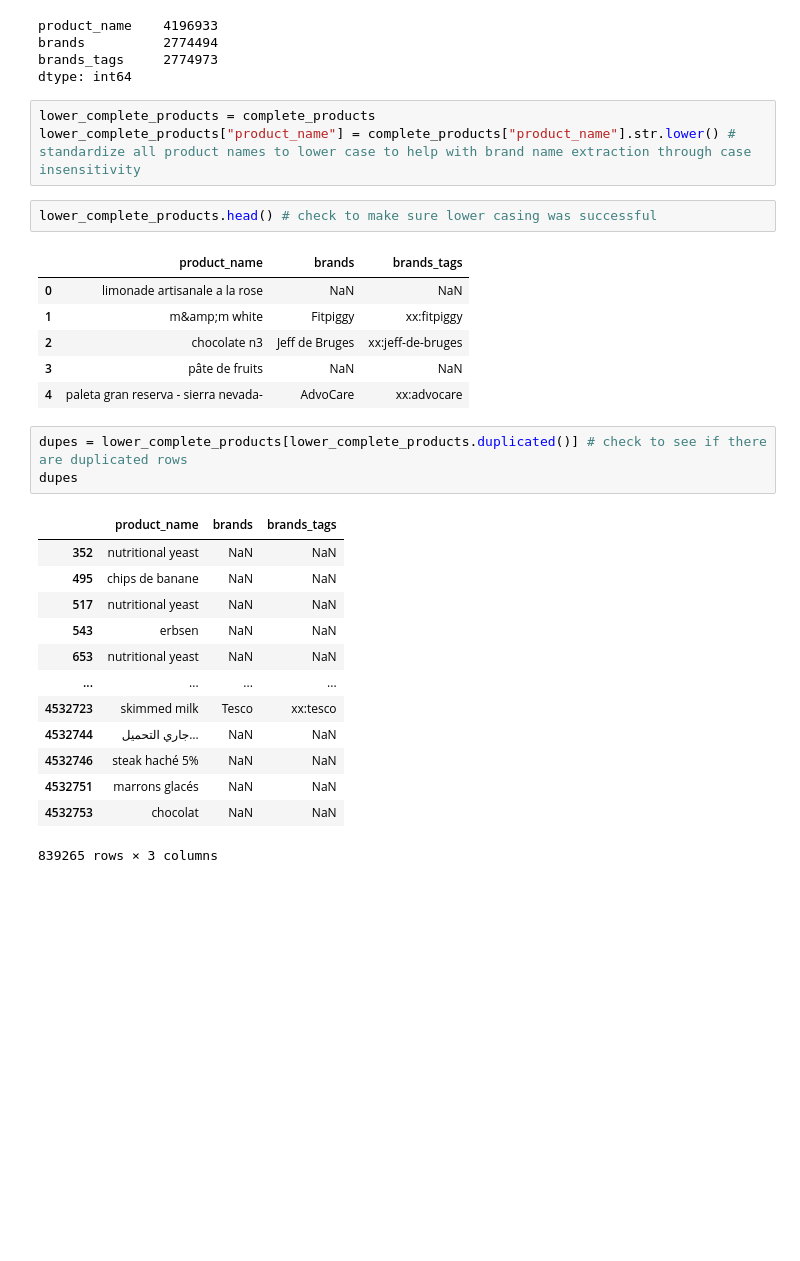
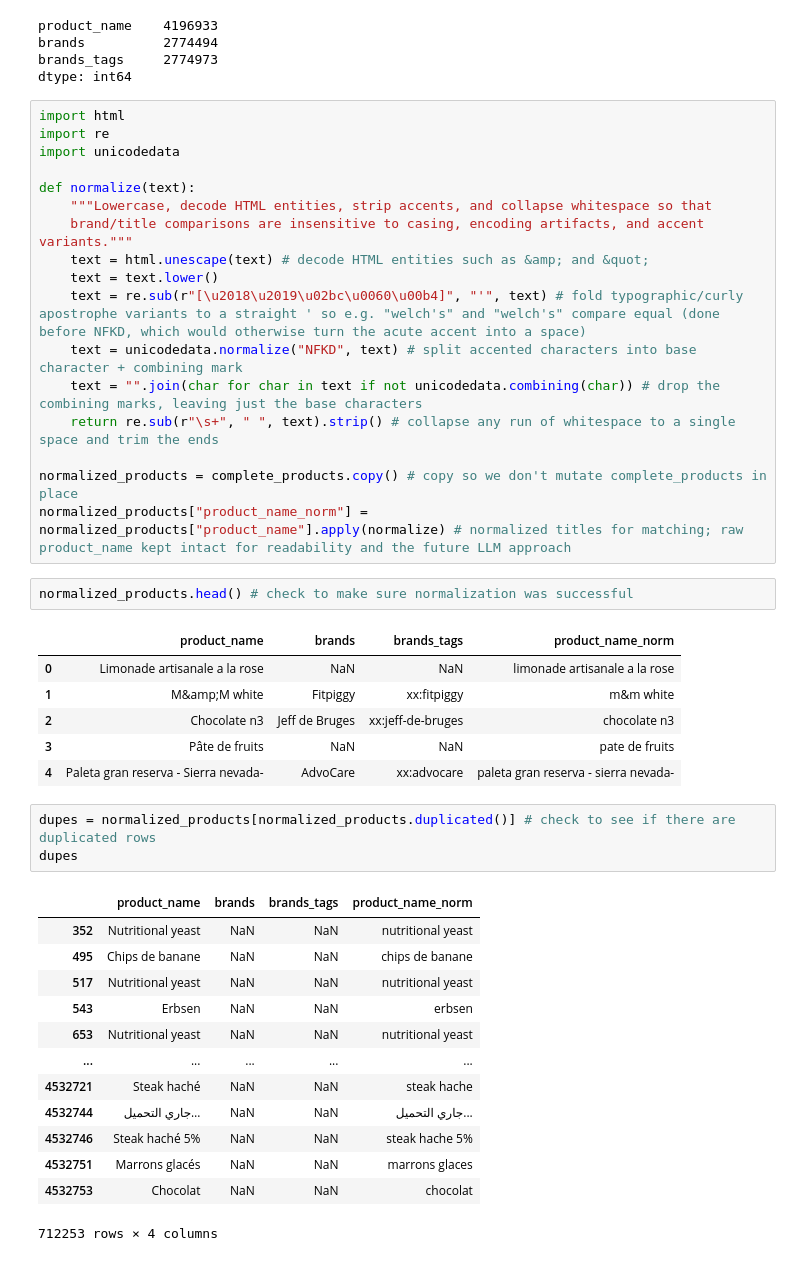
Before and after one commit to Idid118first/Product_Title_Brand_Extraction, a Jupyter notebook: food_data.ipynb, the cells around one changed output. Cells and saved outputs as stored; diff of their text form; blank space fills up the shorter version.

```diff
--- a/food_data.ipynb
+++ b/food_data.ipynb
@@ -56,32 +56,46 @@ brands          2774494
 brands_tags     2774973
 dtype: int64
 # %%
-lower_complete_products = complete_products
-lower_complete_products["product_name"] = complete_products["product_name"].str.lower() # standardize all product names to lower case to help with brand name extraction through case insensitivity
+import html
+import re
+import unicodedata
+
+def normalize(text):
+    """Lowercase, decode HTML entities, strip accents, and collapse whitespace so that
+    brand/title comparisons are insensitive to casing, encoding artifacts, and accent variants."""
+    text = html.unescape(text) # decode HTML entities such as &amp; and &quot;
+    text = text.lower()
+    text = re.sub(r"[\u2018\u2019\u02bc\u0060\u00b4]", "'", text) # fold typographic/curly apostrophe variants to a straight ' so e.g. "welch's" and "welch's" compare equal (done before NFKD, which would otherwise turn the acute accent into a space)
+    text = unicodedata.normalize("NFKD", text) # split accented characters into base character + combining mark
+    text = "".join(char for char in text if not unicodedata.combining(char)) # drop the combining marks, leaving just the base characters
+    return re.sub(r"\s+", " ", text).strip() # collapse any run of whitespace to a single space and trim the ends
+
+normalized_products = complete_products.copy() # copy so we don't mutate complete_products in place
+normalized_products["product_name_norm"] = normalized_products["product_name"].apply(normalize) # normalized titles for matching; raw product_name kept intact for readability and the future LLM approach
 # %%
-lower_complete_products.head() # check to make sure lower casing was successful
+normalized_products.head() # check to make sure normalization was successful
 # %% [output]
-|  | product_name | brands | brands_tags |
-| 0 | limonade artisanale a la rose | NaN | NaN |
-| 1 | m&amp;m white | Fitpiggy | xx:fitpiggy |
-| 2 | chocolate n3 | Jeff de Bruges | xx:jeff-de-bruges |
-| 3 | pâte de fruits | NaN | NaN |
-| 4 | paleta gran reserva - sierra nevada- | AdvoCare | xx:advocare |
+|  | product_name | brands | brands_tags | product_name_norm |
+| 0 | Limonade artisanale a la rose | NaN | NaN | limonade artisanale a la rose |
+| 1 | M&amp;M white | Fitpiggy | xx:fitpiggy | m&m white |
+| 2 | Chocolate n3 | Jeff de Bruges | xx:jeff-de-bruges | chocolate n3 |
+| 3 | Pâte de fruits | NaN | NaN | pate de fruits |
+| 4 | Paleta gran reserva - Sierra nevada- | AdvoCare | xx:advocare | paleta gran reserva - sierra nevada- |
 # %%
-dupes = lower_complete_products[lower_complete_products.duplicated()] # check to see if there are duplicated rows
+dupes = normalized_products[normalized_products.duplicated()] # check to see if there are duplicated rows
 dupes
 # %% [output]
-|  | product_name | brands | brands_tags |
-| 352 | nutritional yeast | NaN | NaN |
-| 495 | chips de banane | NaN | NaN |
-| 517 | nutritional yeast | NaN | NaN |
-| 543 | erbsen | NaN | NaN |
-| 653 | nutritional yeast | NaN | NaN |
-| ... | ... | ... | ... |
-| 4532723 | skimmed milk | Tesco | xx:tesco |
-| 4532744 | جاري التحميل… | NaN | NaN |
-| 4532746 | steak haché 5% | NaN | NaN |
-| 4532751 | marrons glacés | NaN | NaN |
-| 4532753 | chocolat | NaN | NaN |
+|  | product_name | brands | brands_tags | product_name_norm |
+| 352 | Nutritional yeast | NaN | NaN | nutritional yeast |
+| 495 | Chips de banane | NaN | NaN | chips de banane |
+| 517 | Nutritional yeast | NaN | NaN | nutritional yeast |
+| 543 | Erbsen | NaN | NaN | erbsen |
+| 653 | Nutritional yeast | NaN | NaN | nutritional yeast |
+| ... | ... | ... | ... | ... |
+| 4532721 | Steak haché | NaN | NaN | steak hache |
+| 4532744 | جاري التحميل… | NaN | NaN | جاري التحميل... |
+| 4532746 | Steak haché 5% | NaN | NaN | steak hache 5% |
+| 4532751 | Marrons glacés | NaN | NaN | marrons glaces |
+| 4532753 | Chocolat | NaN | NaN | chocolat |
-839265 rows × 3 columns
+712253 rows × 4 columns
 # %%
```
Also changed, not shown: parts of 16 cells of this notebook, 2 other files.
